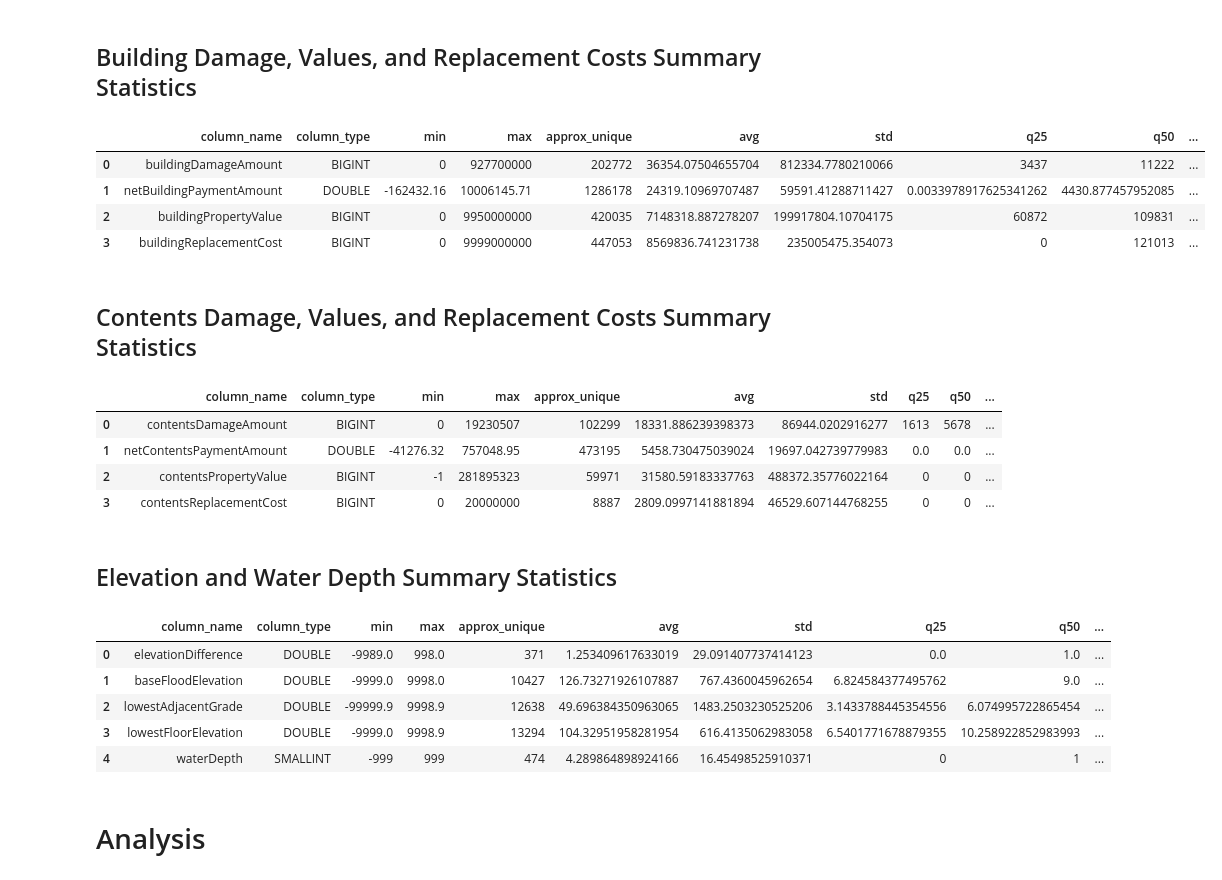
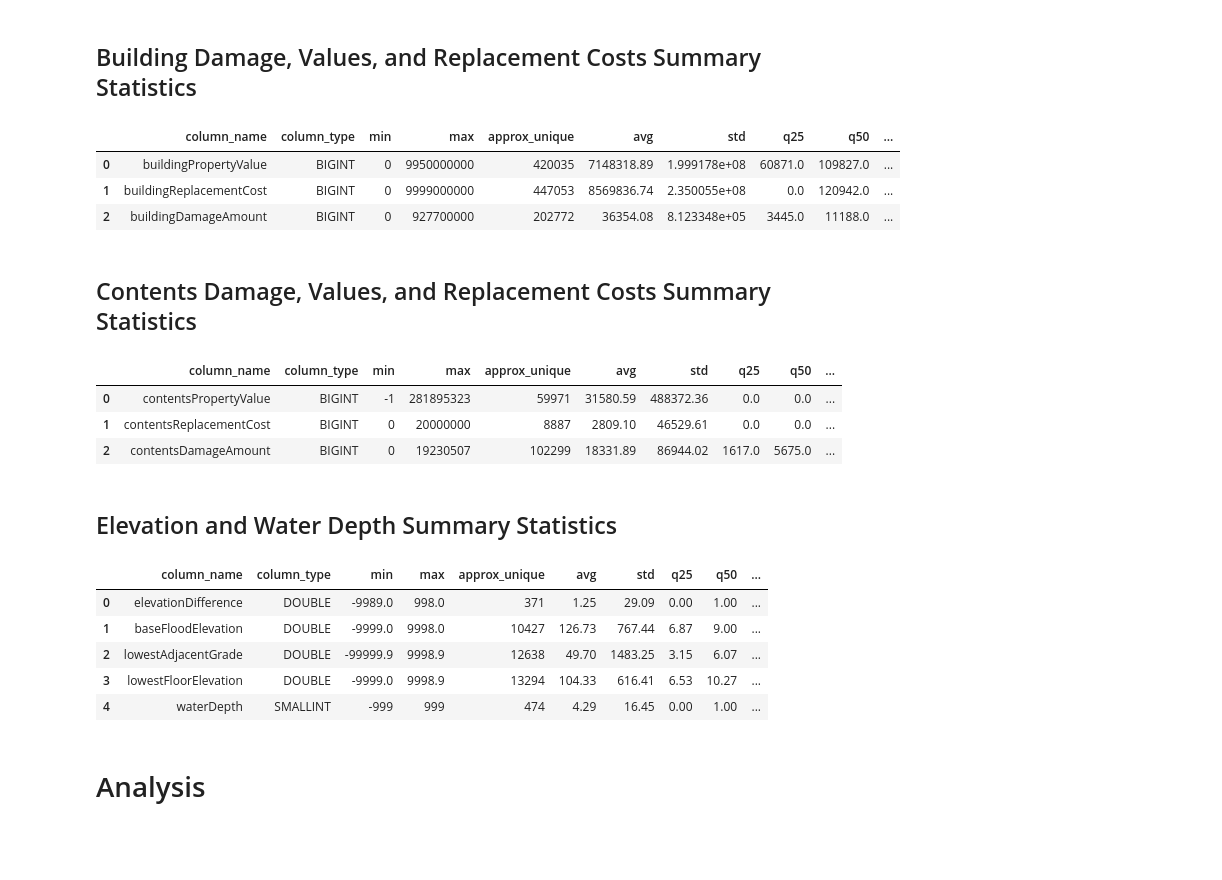
Before and after one commit to mebauer/duckdb-fema-nfip, a Jupyter notebook: analysis.ipynb, the cells around one changed output. Cells and saved outputs as stored; diff of their text form; code cells hidden in the pictures; blank space fills up the shorter version.

Commit message:
add additional tables to analysis

```diff
--- a/analysis.ipynb
+++ b/analysis.ipynb
@@ -420,62 +542,79 @@ con.sql("""
 # %%
 # examine summary statisitics on building damage amounts, property values and replacement costs columns
 con.sql("""
-    SELECT *
-    FROM summarize_relation
+    SELECT
+        column_name, column_type, min, max, approx_unique,
+        ROUND(avg::DOUBLE, 2) AS avg,
+        ROUND(std::DOUBLE, 2) AS std,
+        ROUND(q25::DOUBLE, 2) AS q25,
+        ROUND(q50::DOUBLE, 2) AS q50,
+        ROUND(q75::DOUBLE, 2) AS q75,
+        count, null_percentage
+    FROM (SUMMARIZE claims)
     WHERE column_name IN (
-        'buildingDamageAmount',
-        'netBuildingPaymentAmount',
         'buildingPropertyValue',
-        'buildingReplacementCost'
+        'buildingReplacementCost',
+        'buildingDamageAmount'
     )
 """).df()
 # %% [output]
 |  | column_name | column_type | min | max | approx_unique | avg | std | q25 | q50 | ... |
-| 0 | buildingDamageAmount | BIGINT | 0 | 927700000 | 202772 | 36354.07504655704 | 812334.7780210066 | 3437 | 11222 | ... |
-| 1 | netBuildingPaymentAmount | DOUBLE | -162432.16 | 10006145.71 | 1286178 | 24319.10969707487 | 59591.41288711427 | 0.0033978917625341262 | 4430.877457952085 | ... |
-| 2 | buildingPropertyValue | BIGINT | 0 | 9950000000 | 420035 | 7148318.887278207 | 199917804.10704175 | 60872 | 109831 | ... |
-| 3 | buildingReplacementCost | BIGINT | 0 | 9999000000 | 447053 | 8569836.741231738 | 235005475.354073 | 0 | 121013 | ... |
+| 0 | buildingPropertyValue | BIGINT | 0 | 9950000000 | 420035 | 7148318.89 | 1.999178e+08 | 60871.0 | 109827.0 | ... |
+| 1 | buildingReplacementCost | BIGINT | 0 | 9999000000 | 447053 | 8569836.74 | 2.350055e+08 | 0.0 | 120942.0 | ... |
+| 2 | buildingDamageAmount | BIGINT | 0 | 927700000 | 202772 | 36354.08 | 8.123348e+05 | 3445.0 | 11188.0 | ... |
 # %% [markdown]
 ## Contents Damage, Values, and Replacement Costs Summary Statistics
 # %%
 # examine summary statisitics on contents amounts, property values and replacement costs columns
 con.sql("""
-    SELECT *
-    FROM summarize_relation
+    SELECT
+        column_name, column_type, min, max, approx_unique,
+        ROUND(avg::DOUBLE, 2) AS avg,
+        ROUND(std::DOUBLE, 2) AS std,
+        ROUND(q25::DOUBLE, 2) AS q25,
+        ROUND(q50::DOUBLE, 2) AS q50,
+        ROUND(q75::DOUBLE, 2) AS q75,
+        count, null_percentage
+    FROM (SUMMARIZE claims)
     WHERE column_name IN (
-        'contentsDamageAmount',
-        'netContentsPaymentAmount',
         'contentsPropertyValue',
-        'contentsReplacementCost'
+        'contentsReplacementCost',
+        'contentsDamageAmount'
     )
 """).df()
 # %% [output]
 |  | column_name | column_type | min | max | approx_unique | avg | std | q25 | q50 | ... |
-| 0 | contentsDamageAmount | BIGINT | 0 | 19230507 | 102299 | 18331.886239398373 | 86944.0202916277 | 1613 | 5678 | ... |
-| 1 | netContentsPaymentAmount | DOUBLE | -41276.32 | 757048.95 | 473195 | 5458.730475039024 | 19697.042739779983 | 0.0 | 0.0 | ... |
-| 2 | contentsPropertyValue | BIGINT | -1 | 281895323 | 59971 | 31580.59183337763 | 488372.35776022164 | 0 | 0 | ... |
-| 3 | contentsReplacementCost | BIGINT | 0 | 20000000 | 8887 | 2809.0997141881894 | 46529.607144768255 | 0 | 0 | ... |
+| 0 | contentsPropertyValue | BIGINT | -1 | 281895323 | 59971 | 31580.59 | 488372.36 | 0.0 | 0.0 | ... |
+| 1 | contentsReplacementCost | BIGINT | 0 | 20000000 | 8887 | 2809.10 | 46529.61 | 0.0 | 0.0 | ... |
+| 2 | contentsDamageAmount | BIGINT | 0 | 19230507 | 102299 | 18331.89 | 86944.02 | 1617.0 | 5675.0 | ... |
 # %% [markdown]
 ## Elevation and Water Depth Summary Statistics
 # %%
 # examine summary statisitics on elevation and water depth columns
 con.sql("""
-    SELECT *
-    FROM summarize_relation
+    SELECT
+        column_name, column_type, min, max, approx_unique,
+        ROUND(avg::DOUBLE, 2) AS avg,
+        ROUND(std::DOUBLE, 2) AS std,
+        ROUND(q25::DOUBLE, 2) AS q25,
+        ROUND(q50::DOUBLE, 2) AS q50,
+        ROUND(q75::DOUBLE, 2) AS q75,
+        count, null_percentage
+    FROM (SUMMARIZE claims)
     WHERE column_name IN (
+        'baseFloodElevation',
+        'waterDepth',
         'lowestAdjacentGrade',
         'lowestFloorElevation',
-        'baseFloodElevation',
         'elevationDifference',
-        'waterDepth'
     )
 """).df()
 # %% [output]
 |  | column_name | column_type | min | max | approx_unique | avg | std | q25 | q50 | ... |
-| 0 | elevationDifference | DOUBLE | -9989.0 | 998.0 | 371 | 1.253409617633019 | 29.091407737414123 | 0.0 | 1.0 | ... |
-| 1 | baseFloodElevation | DOUBLE | -9999.0 | 9998.0 | 10427 | 126.73271926107887 | 767.4360045962654 | 6.824584377495762 | 9.0 | ... |
-| 2 | lowestAdjacentGrade | DOUBLE | -99999.9 | 9998.9 | 12638 | 49.696384350963065 | 1483.2503230525206 | 3.1433788445354556 | 6.074995722865454 | ... |
-| 3 | lowestFloorElevation | DOUBLE | -9999.0 | 9998.9 | 13294 | 104.32951958281954 | 616.4135062983058 | 6.5401771678879355 | 10.258922852983993 | ... |
-| 4 | waterDepth | SMALLINT | -999 | 999 | 474 | 4.289864898924166 | 16.45498525910371 | 0 | 1 | ... |
+| 0 | elevationDifference | DOUBLE | -9989.0 | 998.0 | 371 | 1.25 | 29.09 | 0.00 | 1.00 | ... |
+| 1 | baseFloodElevation | DOUBLE | -9999.0 | 9998.0 | 10427 | 126.73 | 767.44 | 6.87 | 9.00 | ... |
+| 2 | lowestAdjacentGrade | DOUBLE | -99999.9 | 9998.9 | 12638 | 49.70 | 1483.25 | 3.15 | 6.07 | ... |
+| 3 | lowestFloorElevation | DOUBLE | -9999.0 | 9998.9 | 13294 | 104.33 | 616.41 | 6.53 | 10.27 | ... |
+| 4 | waterDepth | SMALLINT | -999 | 999 | 474 | 4.29 | 16.45 | 0.00 | 1.00 | ... |
 # %% [markdown]
 # Analysis
```
Also changed, not shown: parts of 86 cells of this notebook, 1 other file.
